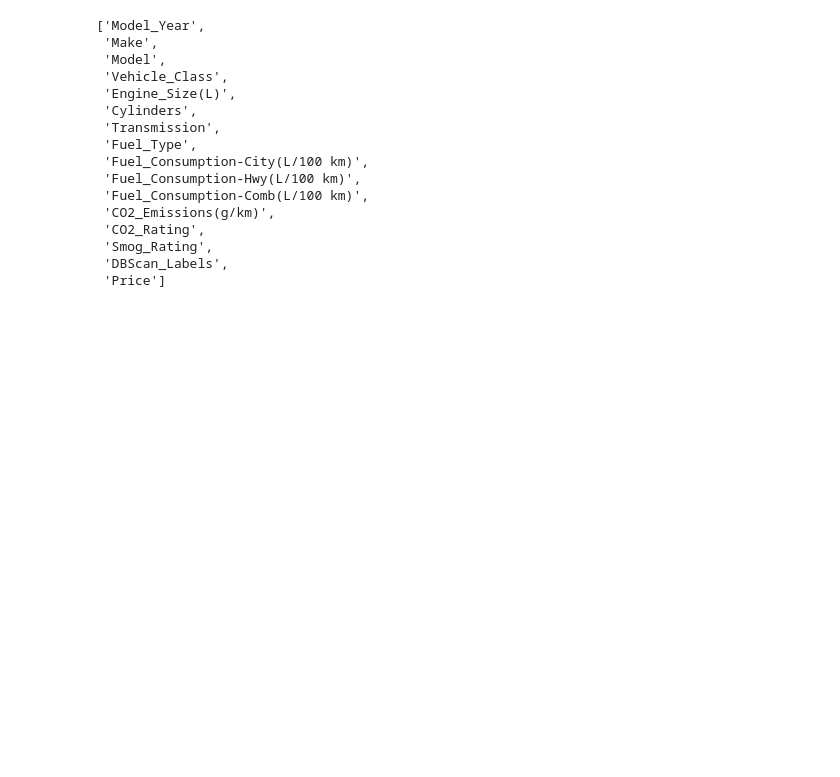
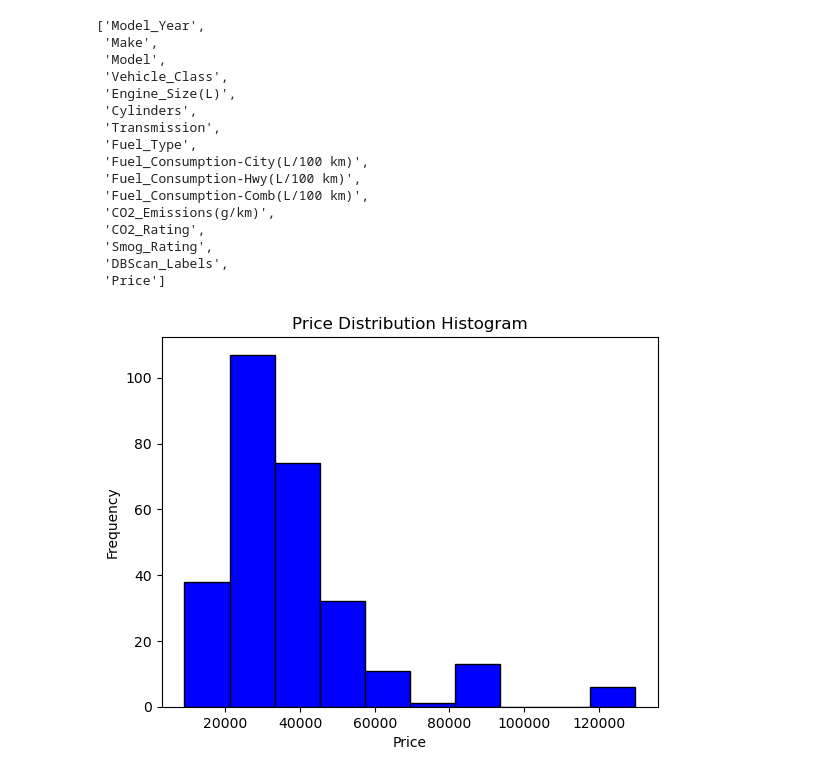
Before and after one commit to Sundus99/DSCapstone, a Jupyter notebook: Capstone_Sprint3.ipynb, the cells around one changed output. Cells and saved outputs as stored; diff of their text form; code cells hidden in the pictures; blank space fills up the shorter version.

Commit message:
visualization for dist of prices to come up with range for app

```diff
--- a/Capstone_Sprint3.ipynb
+++ b/Capstone_Sprint3.ipynb
@@ -2120,3 +2120,12 @@ clean_original_df_with_labels_and_price.columns.to_list()
 # %%
 # export the file containing prices data
 clean_original_df_with_labels_and_price.to_csv("Sprint3_resulting_dataframe.csv")
+# %%
+# to determine the price ranges for my app I want to see the distribution of prices
+plt.hist(clean_original_df_with_labels_and_price['Price'], bins=10, color='blue', edgecolor='black')
+plt.xlabel('Price')
+plt.ylabel('Frequency')
+plt.title('Price Distribution Histogram')
+plt.show()
+# %% [output]
+[figure, added]
```
